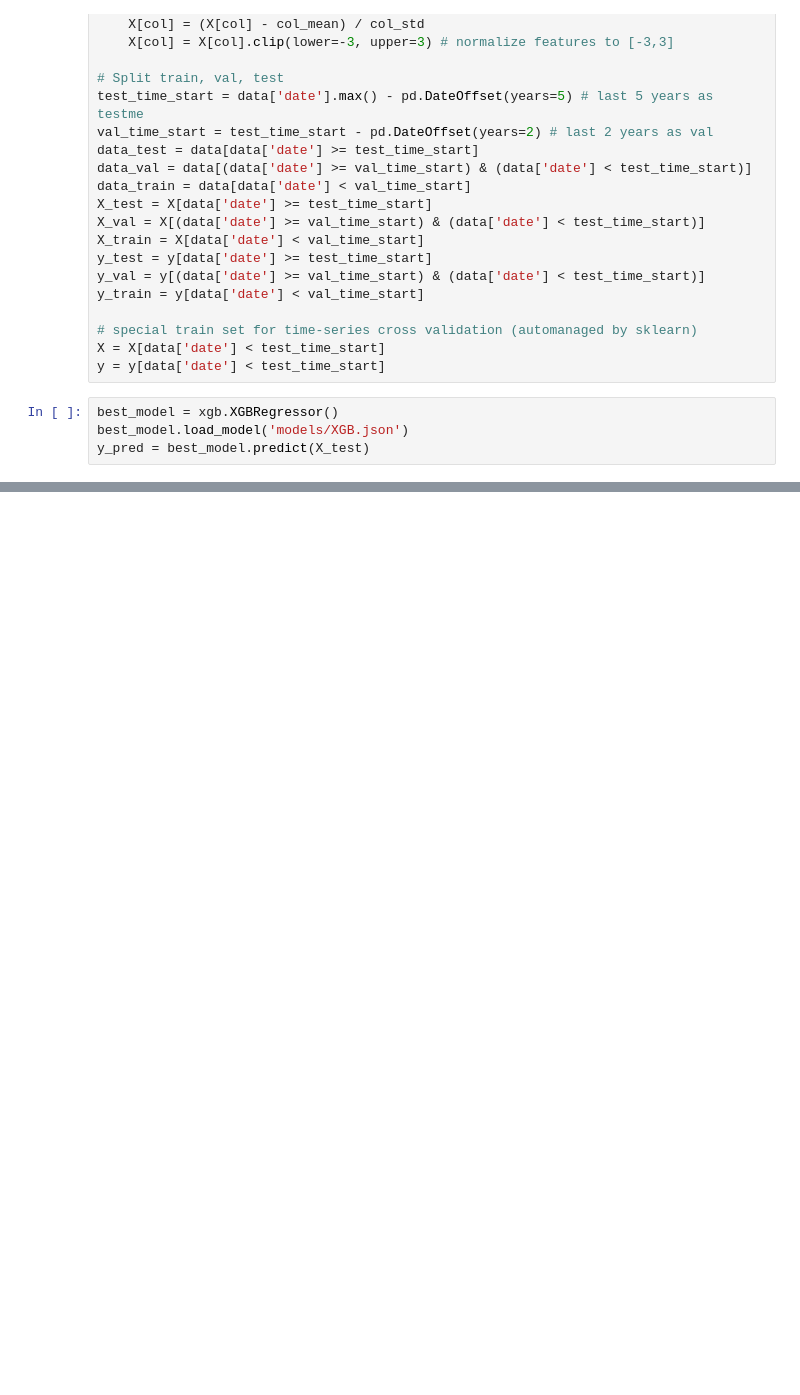
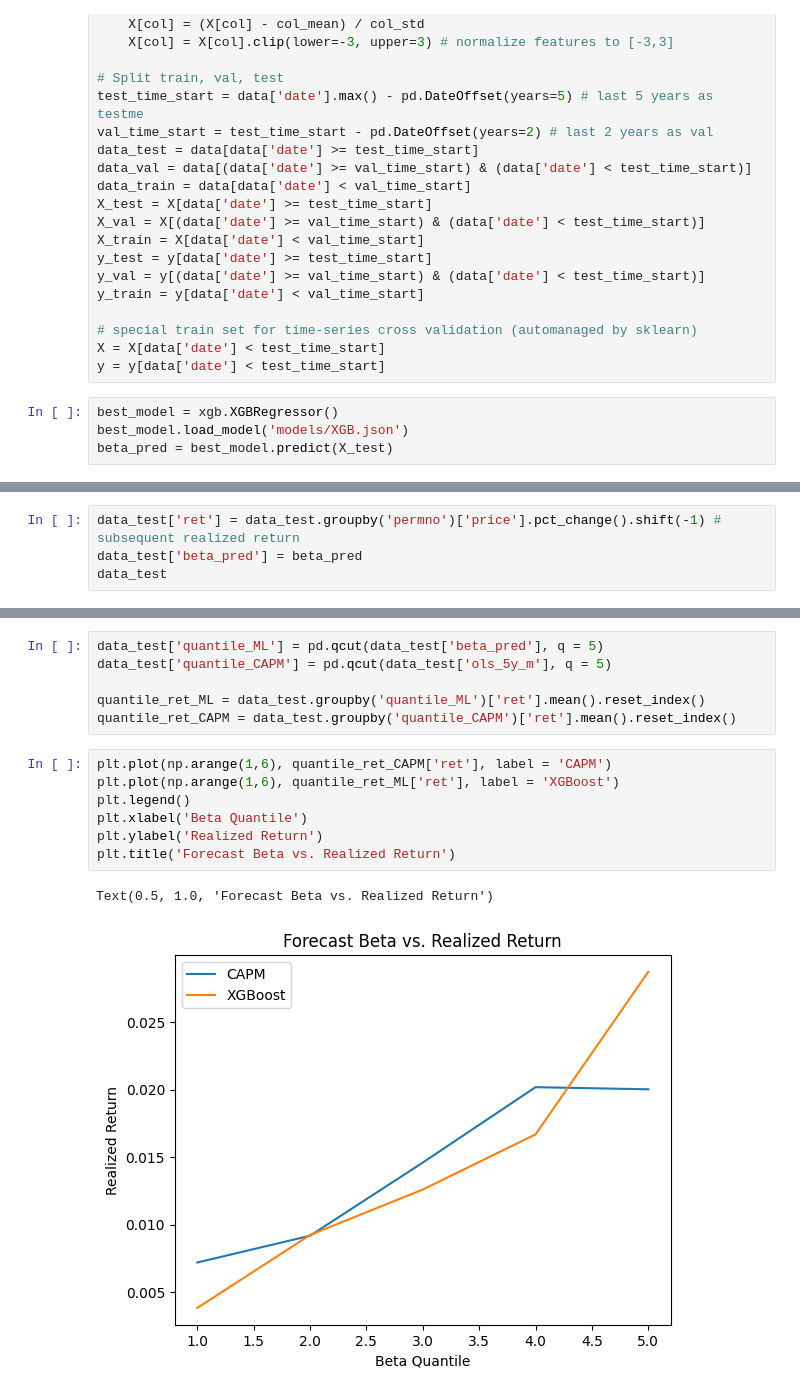
Before and after one commit to Xuanfu-lab/beta_research, a Jupyter notebook: 230K Assignment3.ipynb, the cells around one changed output, grey strips where cells are left out. Cells and saved outputs as stored; diff of their text form; blank space fills up the shorter version.

```diff
--- a/230K Assignment3.ipynb
+++ b/230K Assignment3.ipynb
@@ -60,5 +60,5 @@ y = y[data['date'] < test_time_start]
 # %%
 best_model = xgb.XGBRegressor()
 best_model.load_model('models/XGB.json')
-y_pred = best_model.predict(X_test)
+beta_pred = best_model.predict(X_test)
 # %%
@@ -66,3 +66,7 @@ y_pred # predicted beta in last 5 years
 # %% [output]
 array([1.2827435, 1.2893898, 1.2072872, ..., 1.3300282, 1.3281208,
        1.3565236], dtype=float32)
+# %%
+data_test['ret'] = data_test.groupby('permno')['price'].pct_change().shift(-1) # subsequent realized return
+data_test['beta_pred'] = beta_pred
+data_test
@@ -68,0 +109,16 @@ array([1.2827435, 1.2893898, 1.2072872, ..., 1.3300282, 1.3281208,
+# %%
+data_test['quantile_ML'] = pd.qcut(data_test['beta_pred'], q = 5)
+data_test['quantile_CAPM'] = pd.qcut(data_test['ols_5y_m'], q = 5)
+
+quantile_ret_ML = data_test.groupby('quantile_ML')['ret'].mean().reset_index()
+quantile_ret_CAPM = data_test.groupby('quantile_CAPM')['ret'].mean().reset_index()
+# %%
+plt.plot(np.arange(1,6), quantile_ret_CAPM['ret'], label = 'CAPM')
+plt.plot(np.arange(1,6), quantile_ret_ML['ret'], label = 'XGBoost')
+plt.legend()
+plt.xlabel('Beta Quantile')
+plt.ylabel('Realized Return')
+plt.title('Forecast Beta vs. Realized Return')
+# %% [output]
+Text(0.5, 1.0, 'Forecast Beta vs. Realized Return')
+[figure, added]
```
Also changed, not shown: parts of 28 cells of this notebook.
